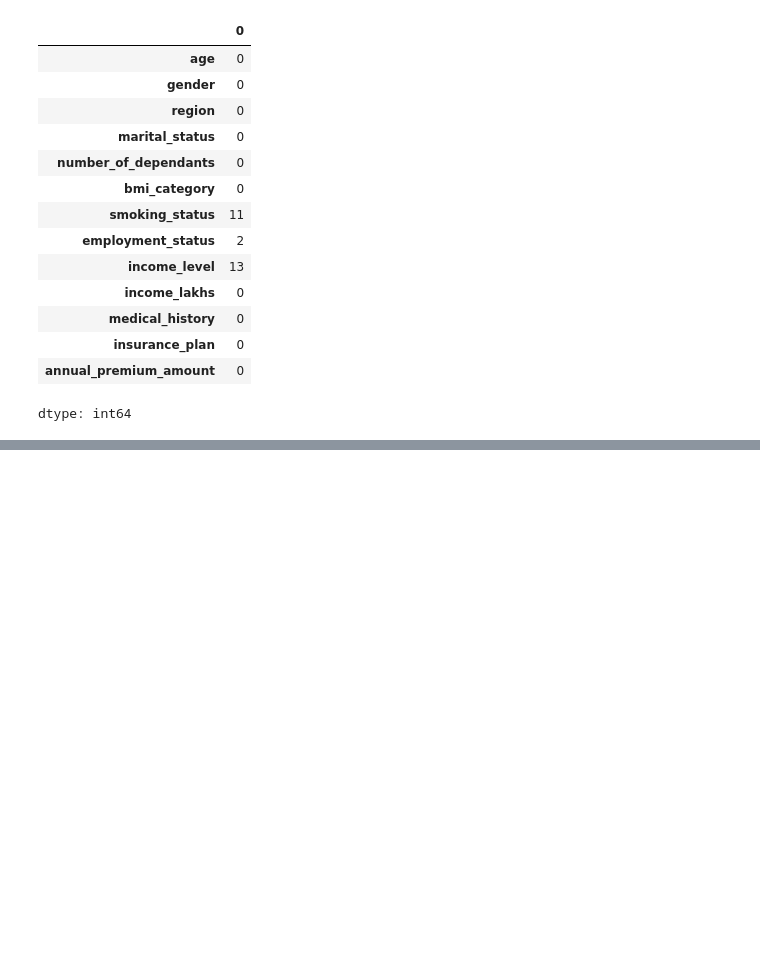
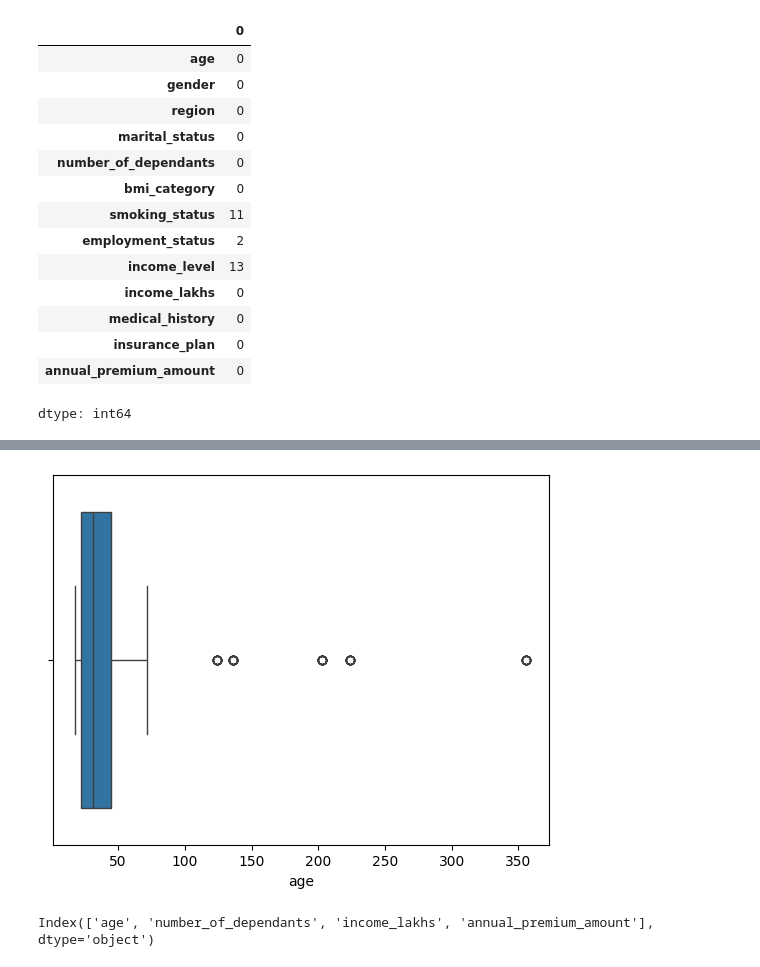
Before and after one commit to neel-madhav/HealthcarePremiumPrediction, a Jupyter notebook: PremiumPrediction.ipynb, the cells around one changed output, grey strips where cells are left out. Cells and saved outputs as stored; diff of their text form; code cells hidden in the pictures; blank space fills up the shorter version.

```diff
--- a/PremiumPrediction.ipynb
+++ b/PremiumPrediction.ipynb
@@ -67,0 +70,3 @@ dtype: int64
+# %%
+df = df.dropna()
+df.isnull().sum()
@@ -67,0 +113,3 @@ dtype: int64
+# %%
+df['number_of_dependants'] = df['number_of_dependants'].abs()
+df.describe()
@@ -67,0 +126,10 @@ dtype: int64
+# %%
+sns.boxplot(x = df['age'])
+plt.show()
+# %% [output]
+[figure, added]
+# %%
+numeric_columns = df.select_dtypes(['float64', 'int64']).columns
+numeric_columns
+# %% [output]
+Index(['age', 'number_of_dependants', 'income_lakhs', 'annual_premium_amount'], dtype='object')
```
Also changed, not shown: parts of 9 cells of this notebook.
